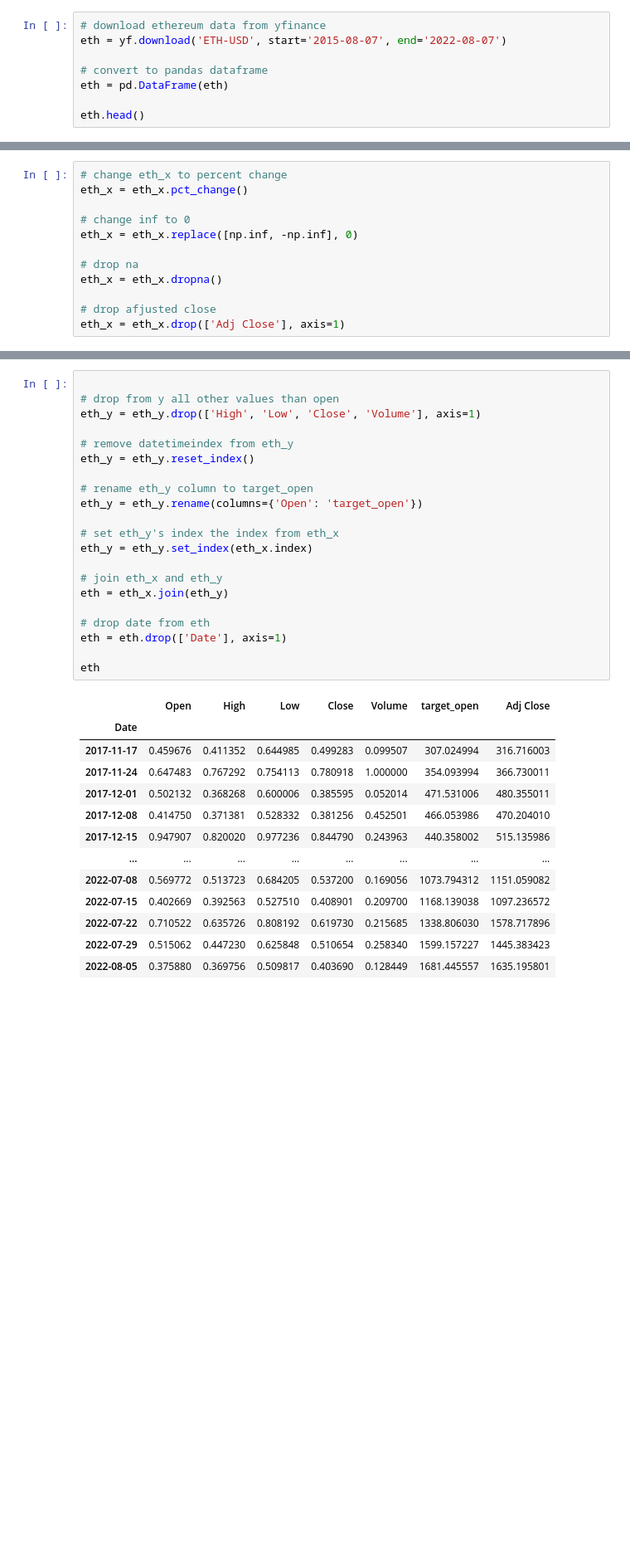
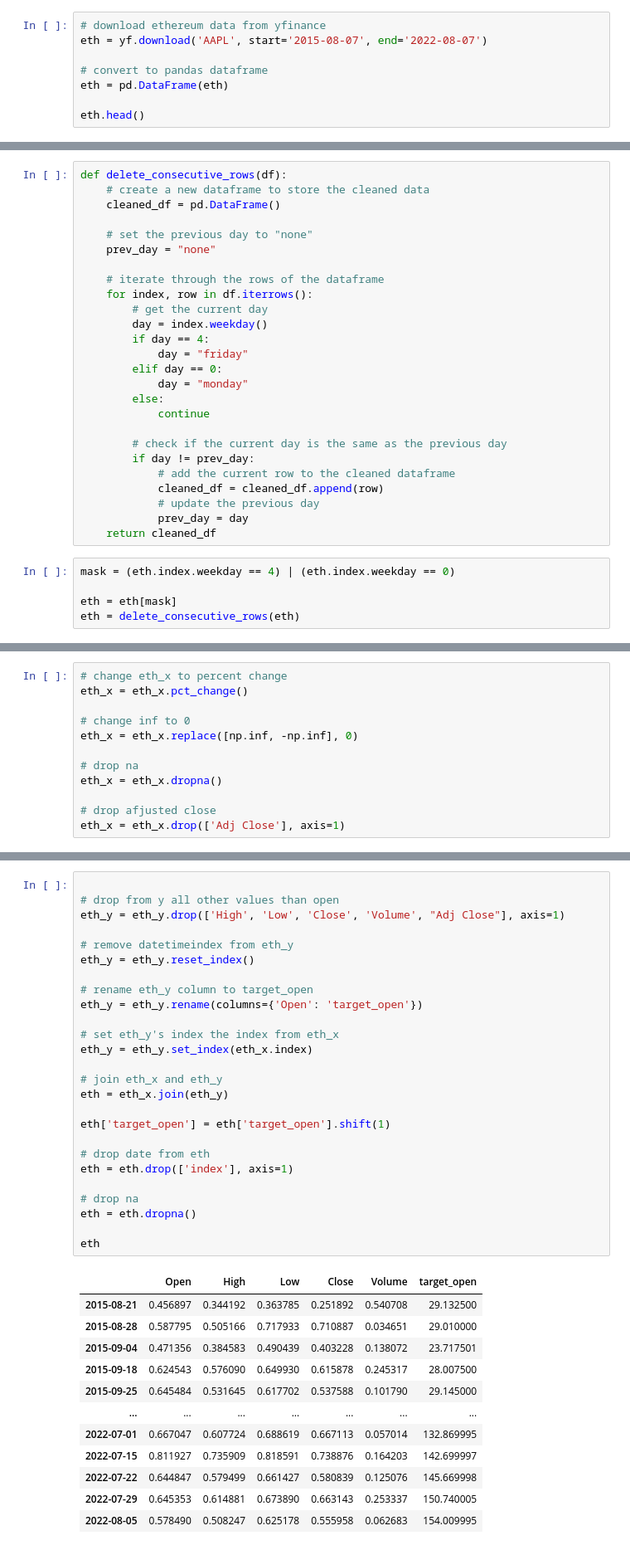
Before and after one commit to Olwar/trading-strategy-testing, a Jupyter notebook: xgboost_friday_to_monday.ipynb, the cells around one changed output, grey strips where cells are left out. Shown: that part at 83% size. Saved outputs shown, nothing was run; the diff lists cells and outputs as text; blank space fills up the shorter version.

```diff
--- a/xgboost_friday_to_monday.ipynb
+++ b/xgboost_friday_to_monday.ipynb
@@ -6,7 +6,7 @@ import matplotlib.pyplot as plt
 import seaborn as sns
 # %%
 # download ethereum data from yfinance
-eth = yf.download('ETH-USD', start='2015-08-07', end='2022-08-07')
+eth = yf.download('AAPL', start='2015-08-07', end='2022-08-07')
 
 # convert to pandas dataframe
 eth = pd.DataFrame(eth)
@@ -24,3 +24,34 @@ eth.head()
+# %%
+def delete_consecutive_rows(df):
+    # create a new dataframe to store the cleaned data
+    cleaned_df = pd.DataFrame()
+
+    # set the previous day to "none"
+    prev_day = "none"
+
+    # iterate through the rows of the dataframe
+    for index, row in df.iterrows():
+        # get the current day
+        day = index.weekday()
+        if day == 4:
+            day = "friday"
+        elif day == 0:
+            day = "monday"
+        else:
+            continue
+
+        # check if the current day is the same as the previous day
+        if day != prev_day:
+            # add the current row to the cleaned dataframe
+            cleaned_df = cleaned_df.append(row)
+            # update the previous day
+            prev_day = day
+    return cleaned_df
+# %%
+mask = (eth.index.weekday == 4) | (eth.index.weekday == 0)
+
+eth = eth[mask]
+eth = delete_consecutive_rows(eth)
 # %%
 # drop every date that is not friday or monday
 # Create a boolean mask that filters out the desired dates
@@ -125,35 +149,39 @@ DatetimeIndex(['2017-11-17', '2017-11-24', '2017-12-01', '2017-12-08',
 # %%
 
 # drop from y all other values than open
-eth_y = eth_y.drop(['High', 'Low', 'Close', 'Volume'], axis=1)
+eth_y = eth_y.drop(['High', 'Low', 'Close', 'Volume', "Adj Close"], axis=1)
 
 # remove datetimeindex from eth_y
 eth_y = eth_y.reset_index()
 
 # rename eth_y column to target_open
 eth_y = eth_y.rename(columns={'Open': 'target_open'})
 
 # set eth_y's index the index from eth_x
 eth_y = eth_y.set_index(eth_x.index)
 
 # join eth_x and eth_y
 eth = eth_x.join(eth_y)
 
+eth['target_open'] = eth['target_open'].shift(1)
+
 # drop date from eth
-eth = eth.drop(['Date'], axis=1)
+eth = eth.drop(['index'], axis=1)
+
+# drop na
+eth = eth.dropna()
 
 eth
 # %% [output]
-|  | Open | High | Low | Close | Volume | target_open | Adj Close |
-| Date |  |  |  |  |  |  |  |
-| 2017-11-17 | 0.459676 | 0.411352 | 0.644985 | 0.499283 | 0.099507 | 307.024994 | 316.716003 |
-| 2017-11-24 | 0.647483 | 0.767292 | 0.754113 | 0.780918 | 1.000000 | 354.093994 | 366.730011 |
-| 2017-12-01 | 0.502132 | 0.368268 | 0.600006 | 0.385595 | 0.052014 | 471.531006 | 480.355011 |
-| 2017-12-08 | 0.414750 | 0.371381 | 0.528332 | 0.381256 | 0.452501 | 466.053986 | 470.204010 |
-| 2017-12-15 | 0.947907 | 0.820020 | 0.977236 | 0.844790 | 0.243963 | 440.358002 | 515.135986 |
-| ... | ... | ... | ... | ... | ... | ... | ... |
-| 2022-07-08 | 0.569772 | 0.513723 | 0.684205 | 0.537200 | 0.169056 | 1073.794312 | 1151.059082 |
-| 2022-07-15 | 0.402669 | 0.392563 | 0.527510 | 0.408901 | 0.209700 | 1168.139038 | 1097.236572 |
-| 2022-07-22 | 0.710522 | 0.635726 | 0.808192 | 0.619730 | 0.215685 | 1338.806030 | 1578.717896 |
-| 2022-07-29 | 0.515062 | 0.447230 | 0.625848 | 0.510654 | 0.258340 | 1599.157227 | 1445.383423 |
-| 2022-08-05 | 0.375880 | 0.369756 | 0.509817 | 0.403690 | 0.128449 | 1681.445557 | 1635.195801 |
+|  | Open | High | Low | Close | Volume | target_open |
+| 2015-08-21 | 0.456897 | 0.344192 | 0.363785 | 0.251892 | 0.540708 | 29.132500 |
+| 2015-08-28 | 0.587795 | 0.505166 | 0.717933 | 0.710887 | 0.034651 | 29.010000 |
+| 2015-09-04 | 0.471356 | 0.384583 | 0.490439 | 0.403228 | 0.138072 | 23.717501 |
+| 2015-09-18 | 0.624543 | 0.576090 | 0.649930 | 0.615878 | 0.245317 | 28.007500 |
+| 2015-09-25 | 0.645484 | 0.531645 | 0.617702 | 0.537588 | 0.101790 | 29.145000 |
+| ... | ... | ... | ... | ... | ... | ... |
+| 2022-07-01 | 0.667047 | 0.607724 | 0.688619 | 0.667113 | 0.057014 | 132.869995 |
+| 2022-07-15 | 0.811927 | 0.735909 | 0.818591 | 0.738876 | 0.164203 | 142.699997 |
+| 2022-07-22 | 0.644847 | 0.579499 | 0.661427 | 0.580839 | 0.125076 | 145.669998 |
+| 2022-07-29 | 0.645353 | 0.614881 | 0.673890 | 0.663143 | 0.253337 | 150.740005 |
+| 2022-08-05 | 0.578490 | 0.508247 | 0.625178 | 0.555958 | 0.062683 | 154.009995 |
```
Also changed, not shown: parts of 6 cells of this notebook.
